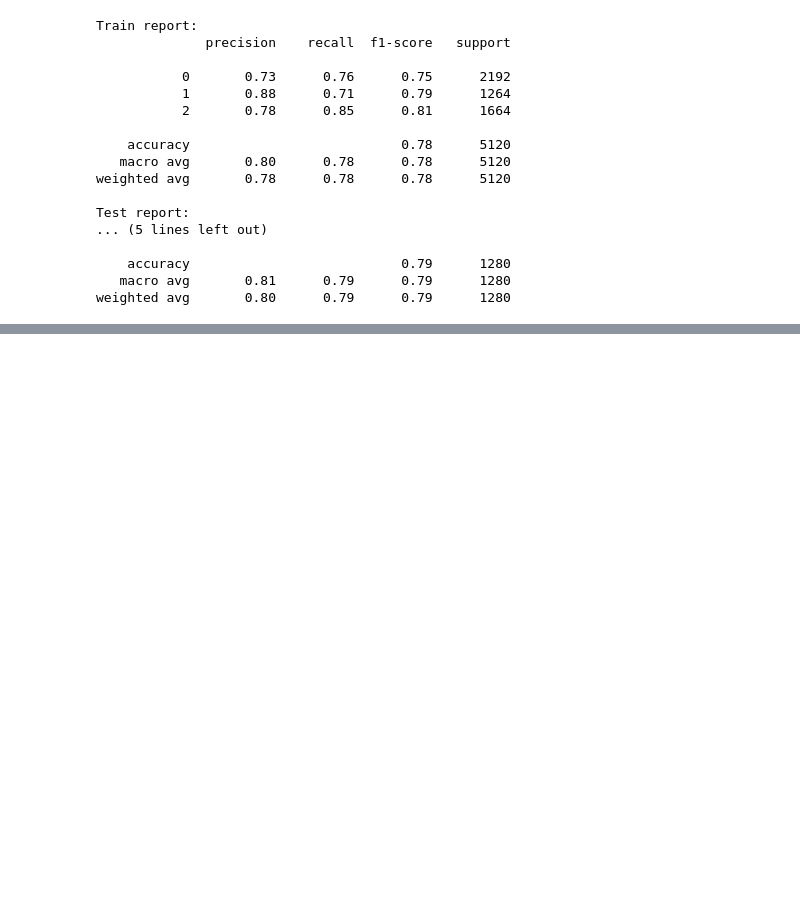
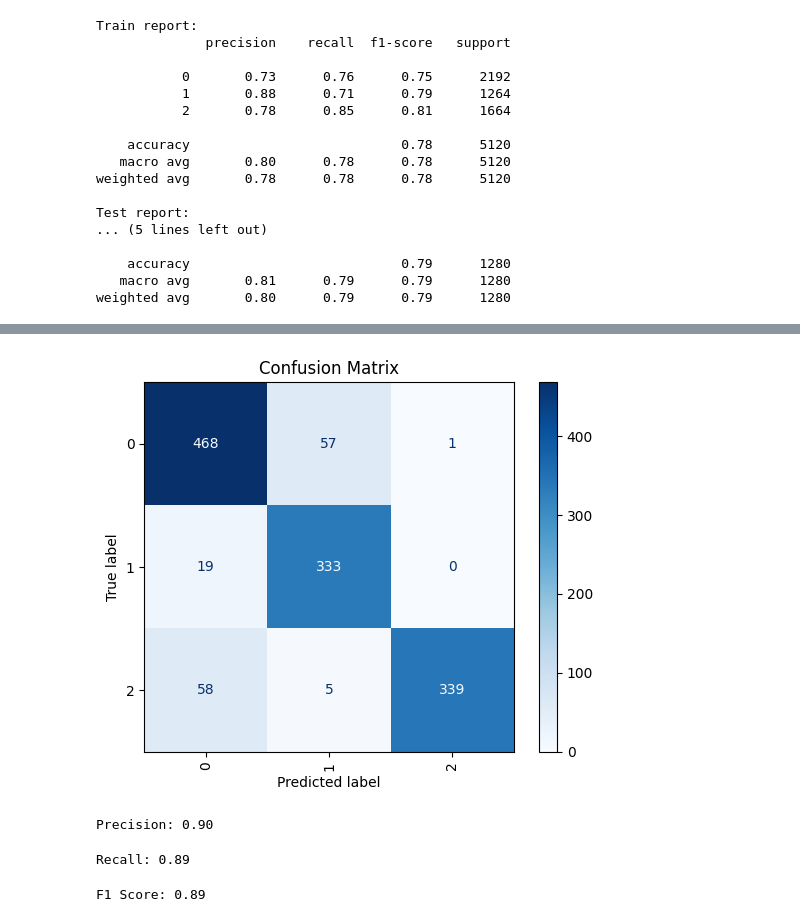
Before and after one commit to sarahbelal20/Usecase-7, a Jupyter notebook: EDA explain template.ipynb, the cells around one changed output, grey strips where cells are left out. Drawn from its saved outputs; the diff is of its cells as text; code cells hidden in the pictures; blank space fills up the shorter version.

```diff
--- a/EDA explain template.ipynb
+++ b/EDA explain template.ipynb
@@ -1285,0 +1305,2 @@ weighted avg       0.80      0.79      0.79      1280
+# %%
+rf_classifier.fit(X_train, y_train)
@@ -1285,0 +1309,2 @@ weighted avg       0.80      0.79      0.79      1280
+# %%
+grid_search.fit(X_train, y_train)
@@ -1285,0 +1321,2 @@ weighted avg       0.80      0.79      0.79      1280
+# %%
+best_model = grid_search.best_estimator_
@@ -1285,0 +1325,5 @@ weighted avg       0.80      0.79      0.79      1280
+# %%
+# Predict and evaluate the model
+y_pred_dt = dt_classifier.predict(X_test)
+y_pred_rf = rf_classifier.predict(X_test)
+y_pred_rf_g = best_model.predict(X_test)
@@ -1285,0 +1407,27 @@ weighted avg       0.80      0.79      0.79      1280
+# %%
+ConfusionMatrixDisplay.from_predictions(y_test, y_pred_rf_g,
+                                        display_labels=best_model.classes_,
+                                        cmap="Blues",
+                                        xticks_rotation='vertical')
+plt.title('Confusion Matrix')
+plt.show()
+# %% [output]
+[figure, added]
+# %%
+# Calculate Precision
+precision = precision_score(y_test, y_pred_rf_g, average='macro')
+print(f"Precision: {precision:.2f}")
+# %% [output]
+Precision: 0.90
+# %%
+# Calculate Recall
+recall = recall_score(y_test, y_pred_rf_g, average='macro')
+print(f"Recall: {recall:.2f}")
+# %% [output]
+Recall: 0.89
+# %%
+# Calculate F1 Score
+f1 = f1_score(y_test, y_pred_rf_g, average='macro')
+print(f"F1 Score: {f1:.2f}")
+# %% [output]
+F1 Score: 0.89
```
Also changed, not shown: parts of 30 cells of this notebook, 1 other file.
